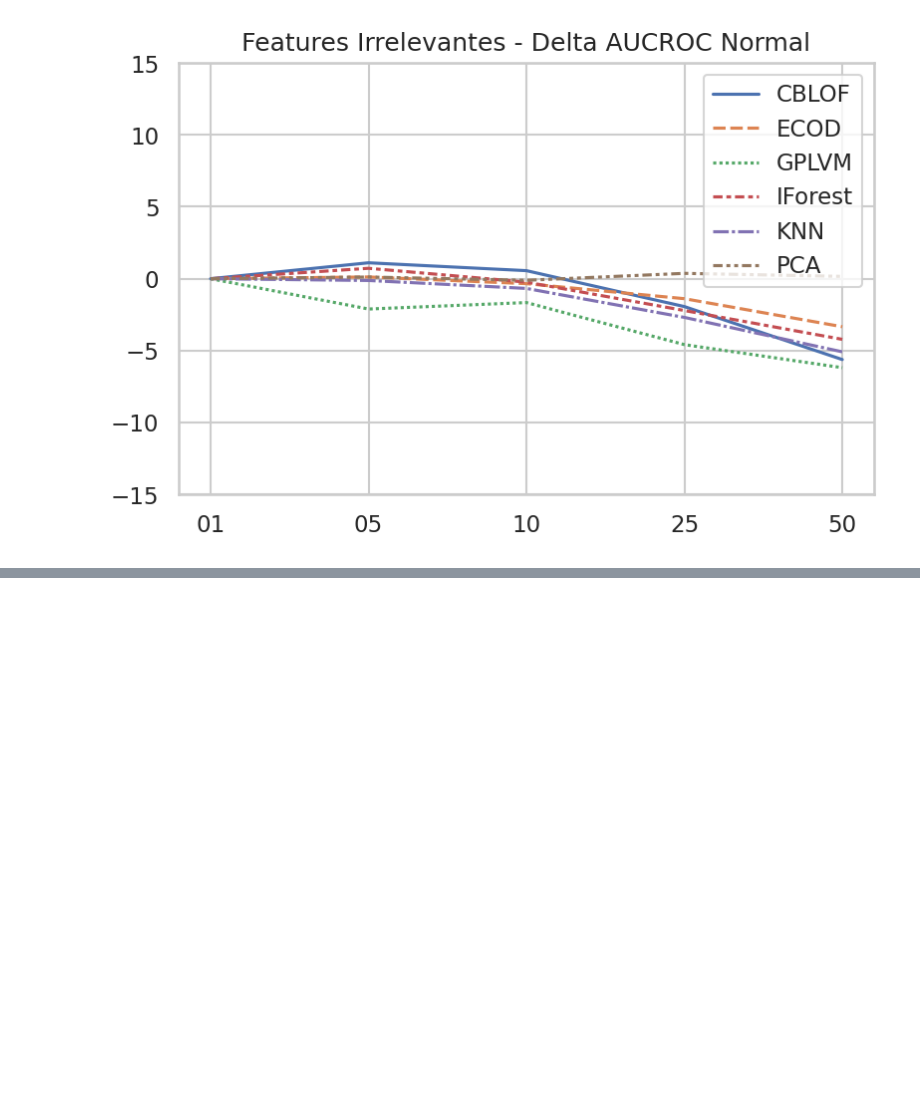
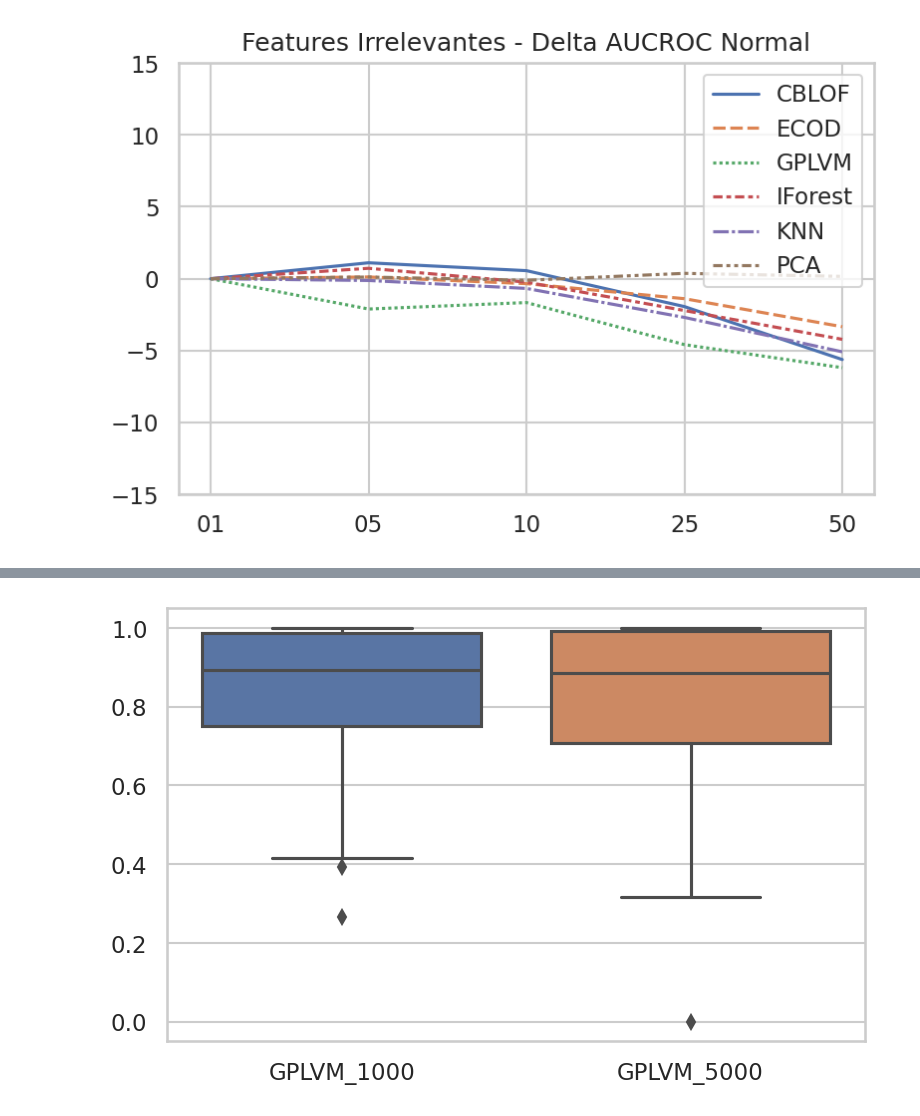
Before and after one commit to davinavarro/OE-GPLVM, a Jupyter notebook: 13_results_analysis.ipynb, the cells around one changed output, grey strips where cells are left out. Saved outputs shown, nothing was run; the diff lists cells and outputs as text; code cells hidden in the pictures; blank space fills up the shorter version.

```diff
--- a/13_results_analysis.ipynb
+++ b/13_results_analysis.ipynb
@@ -253,0 +264,7 @@ None
+# %%
+df_5000 = pd.read_json("experiments/complete/gplvm/002_gplvm_aucroc_normal_epoch_5000.json").rename(columns = { "GPLVM": "GPLVM_5000"  } )
+df_1000 = pd.read_json("experiments/complete/gplvm/000_gplvm_normal_03_best.json")[["test_auc_roc"]].rename(columns = { "test_auc_roc": "GPLVM_1000"  } )
+sns.boxplot(pd.concat([df_1000,df_5000], axis = 1))
+None
+# %% [output]
+[figure, added]
```
Also changed, not shown: parts of 5 cells of this notebook, 5 other files.
